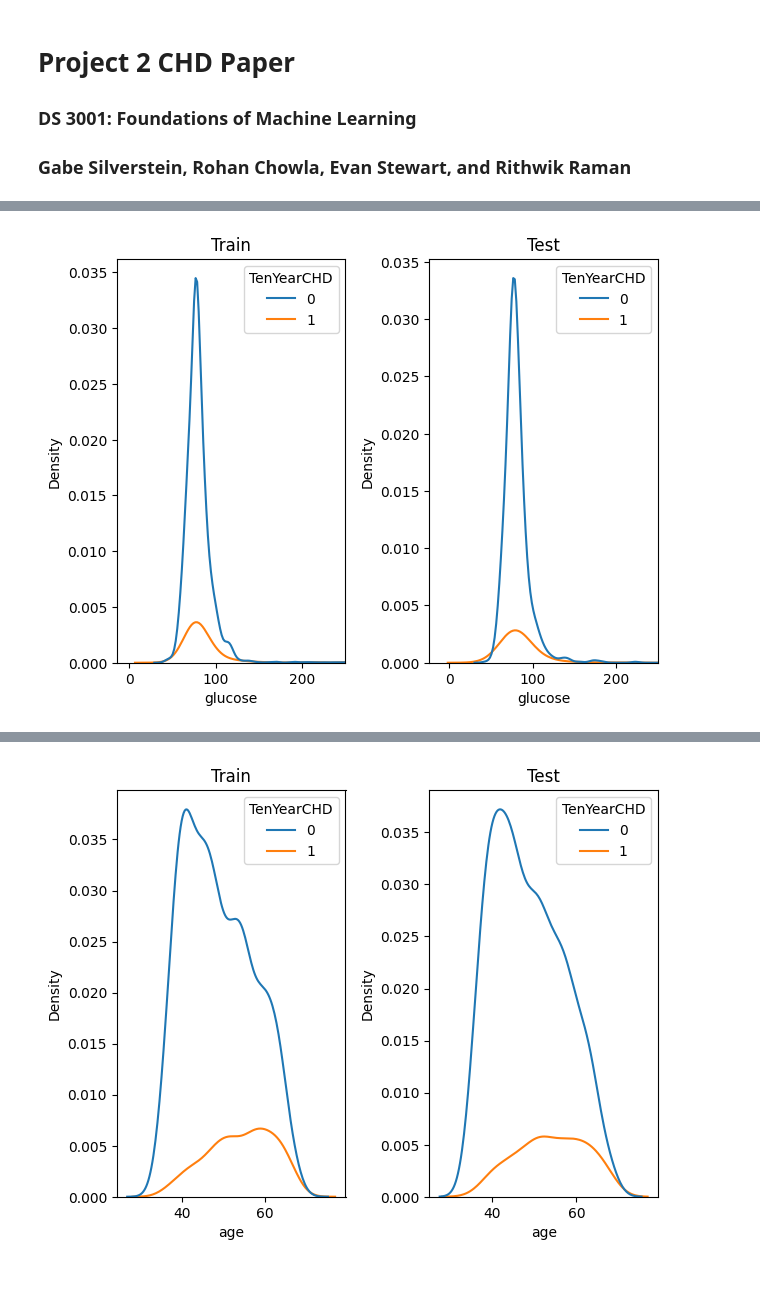
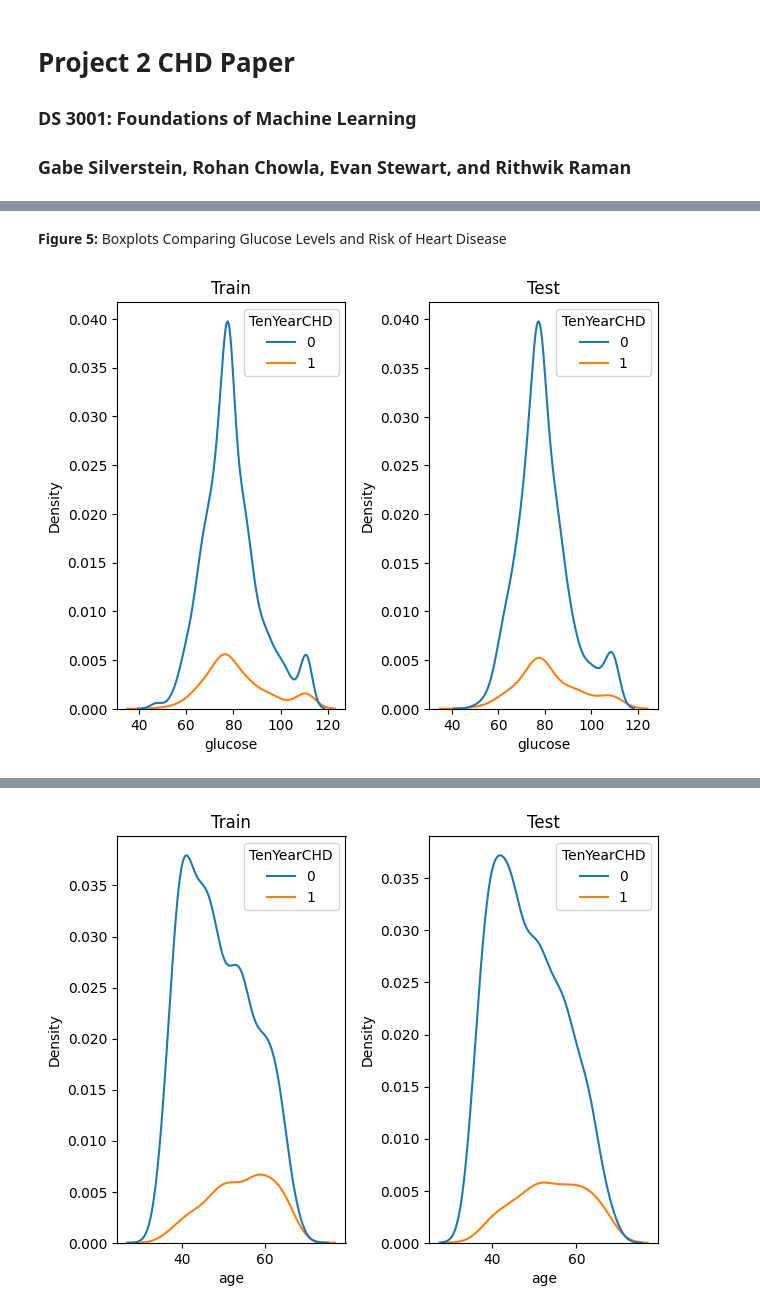
Before and after one commit to gsilver321/project_chd, a Jupyter notebook: project2_paper.ipynb, the cells around one changed output, grey strips where cells are left out. Cells and saved outputs as stored; diff of their text form; code cells hidden in the pictures; blank space fills up the shorter version.

```diff
--- a/project2_paper.ipynb
+++ b/project2_paper.ipynb
@@ -105,13 +177,13 @@ ax[1].title.set_text('Test')
+# %% [markdown]
+**Figure 5:** Boxplots Comparing Glucose Levels and Risk of Heart Disease
 # %%
 fig, ax = plt.subplots(nrows=1, ncols=2)
 
 sns.kdeplot(data=df_train, x='glucose', hue='TenYearCHD', ax=ax[0])
 sns.kdeplot(data=df_test, x='glucose', hue='TenYearCHD', ax=ax[1])
 
 fig.tight_layout()
 ax[0].title.set_text('Train')
 ax[1].title.set_text('Test')
-ax[0].set_xlim(right=250)
-ax[1].set_xlim(right=250);
 # %% [output]
-[figure, old version]
+[figure, new version]
```
Also changed, not shown: parts of 40 cells of this notebook.
